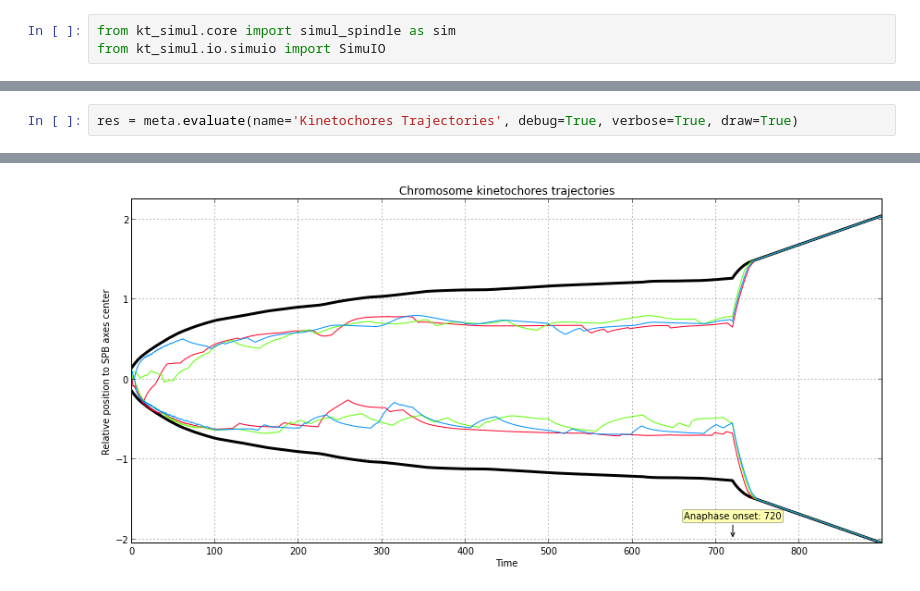
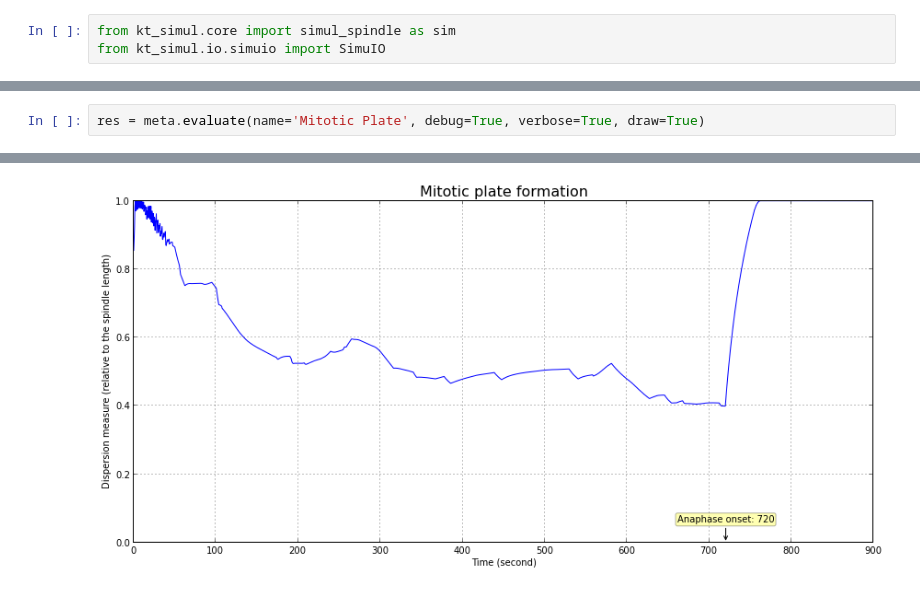
Before and after one commit to glyg/Kinetochore-segregation, a Jupyter notebook: scripts/notebooks/evaluations.ipynb, the cells around one changed output, grey strips where cells are left out. Drawn from its saved outputs; the diff is of its cells as text.

```diff
--- a/scripts/notebooks/evaluations.ipynb
+++ b/scripts/notebooks/evaluations.ipynb
@@ -12,3 +12,3 @@ meta = SimuIO().read("../results.zip", verbose=True)
 # %%
-res = meta.evaluate(name='Kinetochores Trajectories', debug=True, verbose=True, draw=True)
+res = meta.evaluate(name='Mitotic Plate', debug=True, verbose=True, draw=True)
 # %% [output]
@@ -16 +17 @@ res = meta.evaluate(name='Kinetochores Trajectories', debug=True, verbose=True,
-[figure, old version]
+[figure, new version]
```
Also changed, not shown: parts of 4 cells of this notebook, 19 other files.
